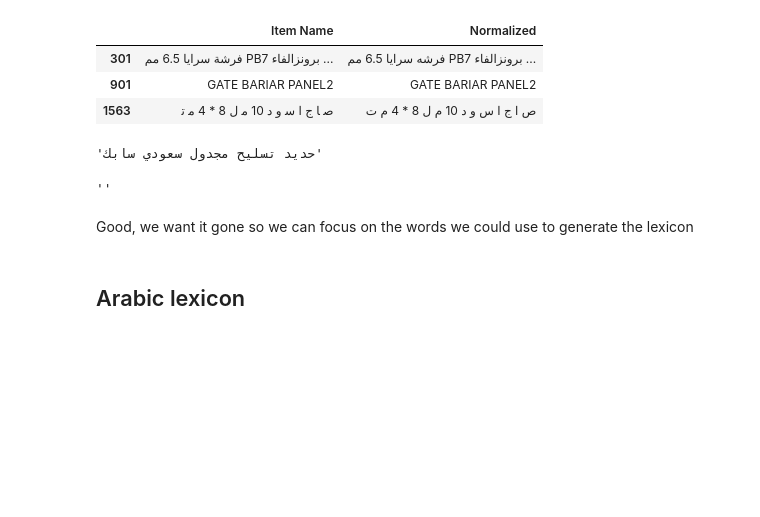
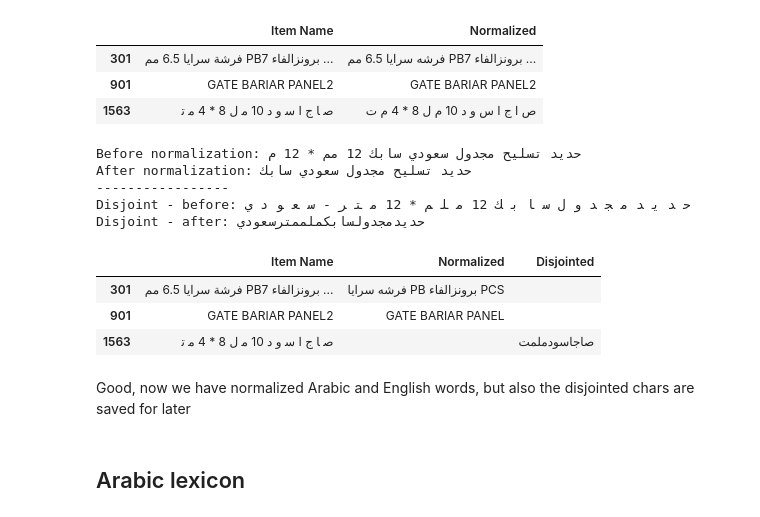
Before and after one commit to abodeza/Purchase_Data_Analysis, a Jupyter notebook: notebooks/NLP.ipynb, the cells around one changed output. Cells and saved outputs as stored; diff of their text form; code cells hidden in the pictures; blank space fills up the shorter version.

Commit message:
Disjointed Ar words solved

```diff
--- a/notebooks/NLP.ipynb
+++ b/notebooks/NLP.ipynb
@@ -106,7 +106,7 @@ def keep_arabic_english_only(c: str) -> str:
 
 def basic_normalization(text, trim=True):
     # 1) Normalize unicode text
-    text = normalize_unicode(text)
+    text = normalize_text(text)
 
     # 2) Keep only Arabic + English + replace others with spaces
     text = ''.join(keep_arabic_english_only(c) for c in text)
@@ -119,19 +119,33 @@ def basic_normalization(text, trim=True):
         tokens = [t for t in tokens if len(t) > 1 and len(set(t)) > 1]
         counts = Counter(tokens)
         tokens = [t for t in tokens if counts[t] == 1]
+        return ' '.join(tokens)
+    else:
+        tokens = [t for t in tokens if len(t) == 1 and len(set(t)) == 1]
+        return ''.join(tokens)
 
-    return ' '.join(tokens)
-df["Normalized"] = df["Normalized"].apply(basic_normalization)
-basic_normalization("حديد تسليح مجدول سعودي سابك 12 مم * 12 م")
+df["Normalized"] = df["Item Name"].apply(basic_normalization, trim=True)
+df["Disjointed"] = df["Item Name"].apply(basic_normalization, trim=False)
+print("Before normalization:", "حديد تسليح مجدول سعودي سابك 12 مم * 12 م")
+print("After normalization:", basic_normalization("حديد تسليح مجدول سعودي سابك 12 مم * 12 م"))
+print("-----------------")
+print("Disjoint - before:", "ﺣ ﺪ ﻳ ﺪ ﻣ ﺠ ﺪ ﻭ ﻝ ﺳ ﺎ ﺑ ﻚ 12 ﻣ ﻠ ﻢ * 12 ﻣ ﺘ ﺮ - ﺳ ﻌ ﻮ ﺩ ﻱ")
+print("Disjoint - after:", basic_normalization("ﺣ ﺪ ﻳ ﺪ ﻣ ﺠ ﺪ ﻭ ﻝ ﺳ ﺎ ﺑ ﻚ 12 ﻣ ﻠ ﻢ * 12 ﻣ ﺘ ﺮ - ﺳ ﻌ ﻮ ﺩ ﻱ", trim=False))
 # %% [output]
-'حديد تسليح مجدول سعودي سابك'
+Before normalization: حديد تسليح مجدول سعودي سابك 12 مم * 12 م
+After normalization: حديد تسليح مجدول سعودي سابك
+-----------------
+Disjoint - before: ﺣ ﺪ ﻳ ﺪ ﻣ ﺠ ﺪ ﻭ ﻝ ﺳ ﺎ ﺑ ﻚ 12 ﻣ ﻠ ﻢ * 12 ﻣ ﺘ ﺮ - ﺳ ﻌ ﻮ ﺩ ﻱ
+Disjoint - after: حديدمجدولسابكملممترسعودي
-# %%
-# Let's also see what happened to row 1567 which consisted of disjointed chars
-df["Normalized"].iloc[1567]
-# %% [output]
-''
+# %%
+df.iloc[[301, 901, 1563]]
+# %% [output]
+|  | Item Name | Normalized | Disjointed |
+| 301 | فرشة سرايا 6.5 مم PB7 برونزالفاء ... | فرشه سرايا PB برونزالفاء PCS |  |
+| 901 | GATE BARIAR PANEL2 | GATE BARIAR PANEL |  |
+| 1563 | ﺻ ﺎ ﺝ ﺍ ﺳ و د 10 ﻣ ﻝ 8 * 4 ﻣ ﺗ |  | صاجاسودملمت |
 # %% [markdown]
-Good, we want it gone so we can focus on the words we could use to generate the lexicon
+Good, now we have normalized Arabic and English words, but also the disjointed chars are saved for later
 # %% [markdown]
 ## Arabic lexicon
 # %%
```
Also changed, not shown: parts of 8 cells of this notebook.
